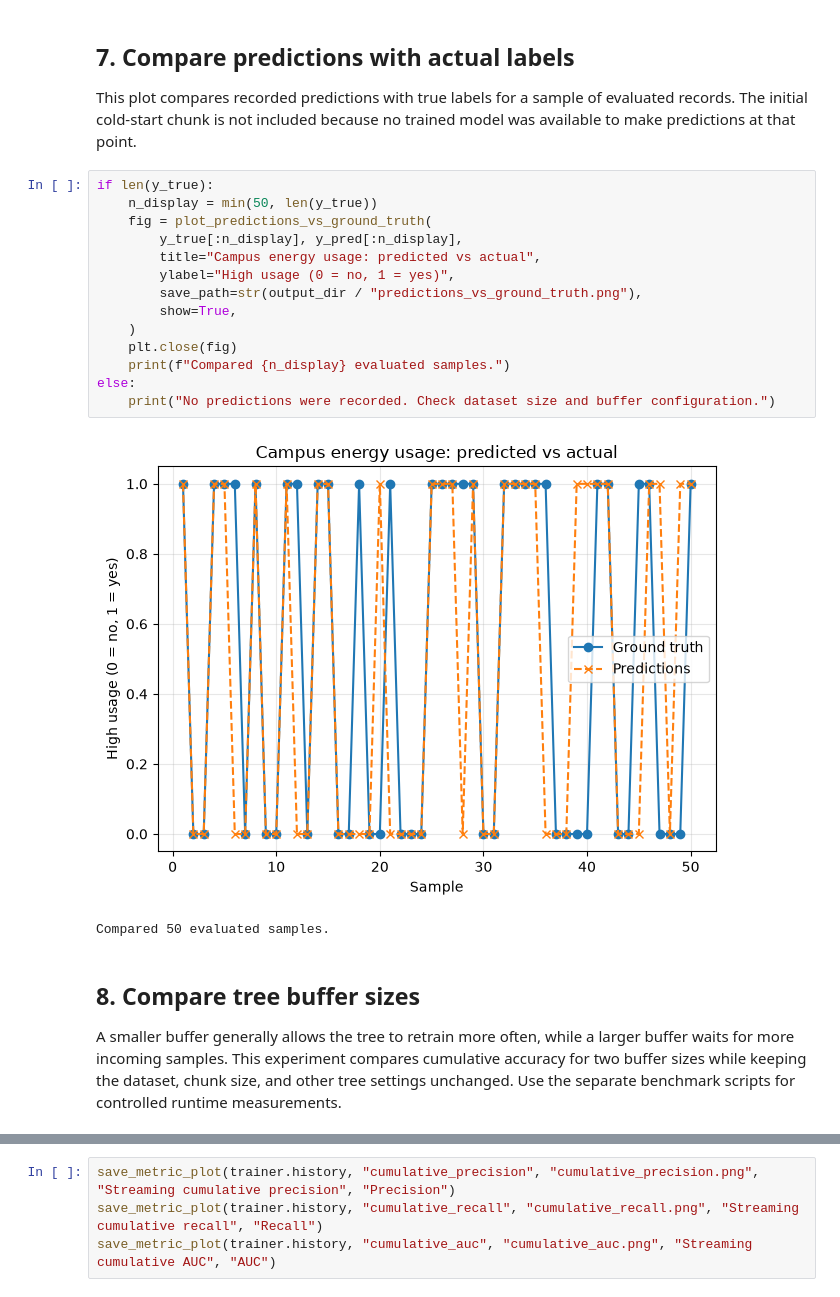
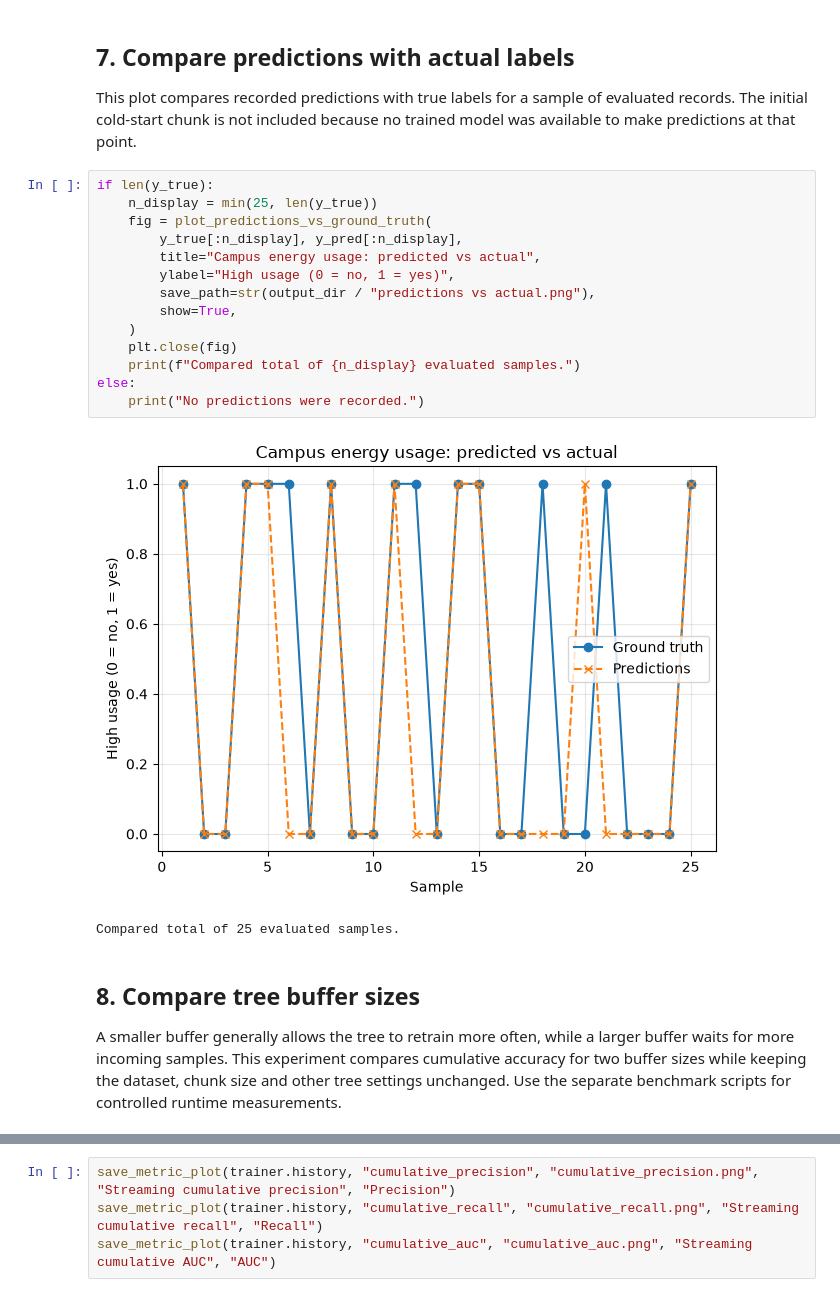
Before and after one commit to Santrupth25/Assignment-2.1-3224110, a Jupyter notebook: demo/stream_demo.ipynb, the cells around one changed output, grey strips where cells are left out. Saved outputs shown, nothing was run; the diff lists cells and outputs as text.

```diff
--- a/demo/stream_demo.ipynb
+++ b/demo/stream_demo.ipynb
@@ -197,25 +189,25 @@ Metric plots saved to: c:\Users\user\Documents\Assignment-2.2-3224110\demo\outpu
 This plot compares recorded predictions with true labels for a sample of evaluated records. The initial cold-start chunk is not included because no trained model was available to make predictions at that point.
 # %%
 if len(y_true):
-    n_display = min(50, len(y_true))
+    n_display = min(25, len(y_true))
     fig = plot_predictions_vs_ground_truth(
         y_true[:n_display], y_pred[:n_display],
         title="Campus energy usage: predicted vs actual",
         ylabel="High usage (0 = no, 1 = yes)",
-        save_path=str(output_dir / "predictions_vs_ground_truth.png"),
+        save_path=str(output_dir / "predictions vs actual.png"),
         show=True,
     )
     plt.close(fig)
-    print(f"Compared {n_display} evaluated samples.")
+    print(f"Compared total of {n_display} evaluated samples.")
 else:
-    print("No predictions were recorded. Check dataset size and buffer configuration.")
+    print("No predictions were recorded.")
 # %% [output]
-[figure, old version]
+[figure, new version]
-Compared 50 evaluated samples.
+Compared total of 25 evaluated samples.
 # %% [markdown]
 ## 8. Compare tree buffer sizes
 
-A smaller buffer generally allows the tree to retrain more often, while a larger buffer waits for more incoming samples. This experiment compares cumulative accuracy for two buffer sizes while keeping the dataset, chunk size, and other tree settings unchanged. Use the separate benchmark scripts for controlled runtime measurements.
+A smaller buffer generally allows the tree to retrain more often, while a larger buffer waits for more incoming samples. This experiment compares cumulative accuracy for two buffer sizes while keeping the dataset, chunk size and other tree settings unchanged. Use the separate benchmark scripts for controlled runtime measurements.
 # %%
 COMPARE_BUFFER_SIZE = 90
 if COMPARE_BUFFER_SIZE == BUFFER_SIZE:
```
Also changed, not shown: parts of 17 cells of this notebook, 6 other files.
